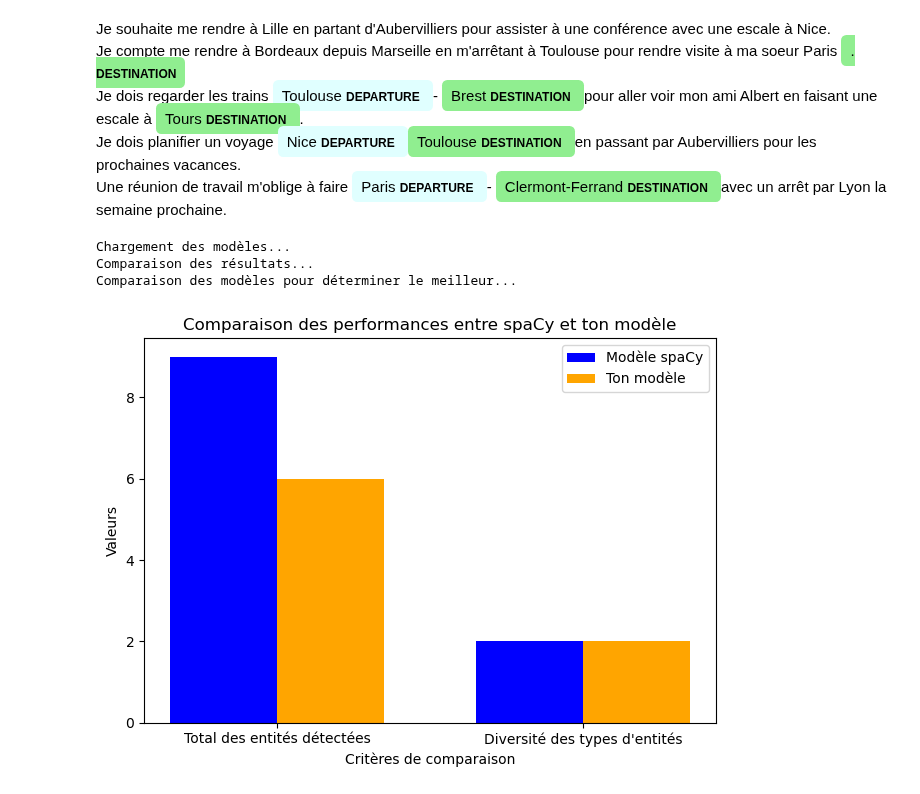
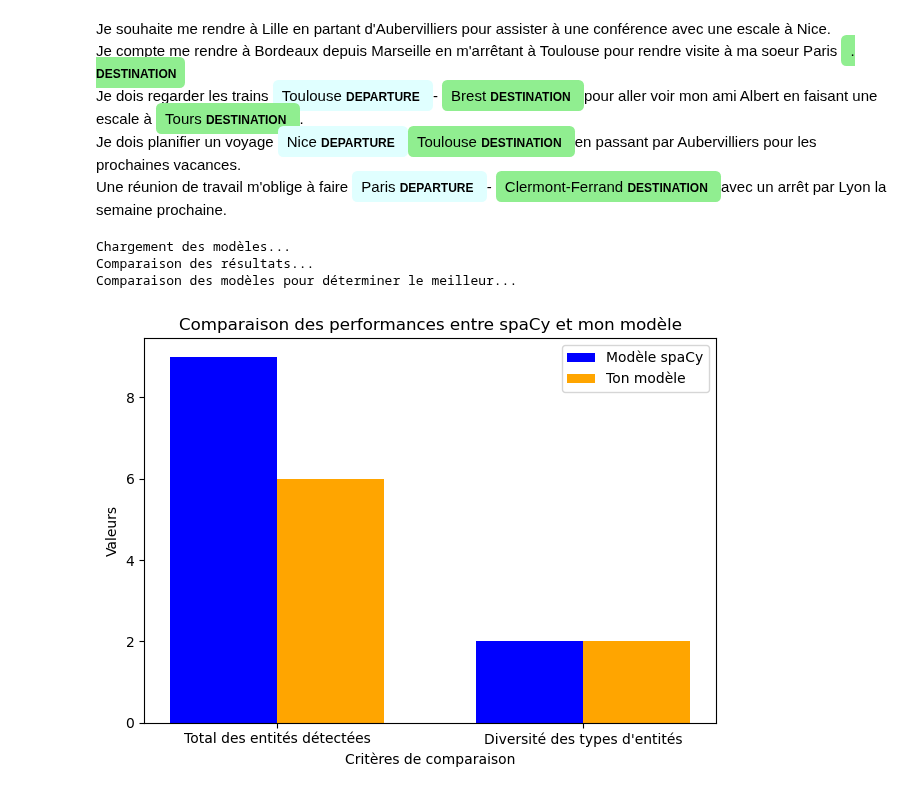
Before and after one commit to JeanBaptiste02/Travel-Order-Resolver, a Jupyter notebook: src/nlp/notebooks/training/model_training.ipynb, the cells around one changed output. Saved outputs shown, nothing was run; the diff lists cells and outputs as text; code cells hidden in the pictures.

Commit message:
fix: corrected title graph

```diff
--- a/src/nlp/notebooks/training/model_training.ipynb
+++ b/src/nlp/notebooks/training/model_training.ipynb
@@ -311,32 +311,32 @@ def visualize_model_comparison(spacy_results, custom_results, texts):
     # calcul de la diversité des types d'entites (nb de types d'entites differents)
     spacy_entity_types = len(set([label for result in spacy_results for _, label in result]))
     custom_entity_types = len(set([label for result in custom_results for _, label in result]))
 
     ############################### graphe
     labels = ['Total des entités détectées', 'Diversité des types d\'entités']
     spacy_values = [spacy_total_entities, spacy_entity_types]
     custom_values = [custom_total_entities, custom_entity_types]
 
     x = range(len(labels))
     width = 0.35
 
     fig, ax = plt.subplots()
     ax.bar(x, spacy_values, width, label='Modèle spaCy', color='blue')
     ax.bar([i + width for i in x], custom_values, width, label='Ton modèle', color='orange')
 
     ax.set_xlabel('Critères de comparaison')
     ax.set_ylabel('Valeurs')
-    ax.set_title('Comparaison des performances entre spaCy et ton modèle')
+    ax.set_title('Comparaison des performances entre spaCy et mon modèle')
     ax.set_xticks([i + width / 2 for i in x])
     ax.set_xticklabels(labels)
     ax.legend()
 
     plt.tight_layout()
     plt.show()
 
 visualize_model_comparison(spacy_results, custom_results, texts_to_compare)
 # %% [output]
 Chargement des modèles...
 Comparaison des résultats...
 Comparaison des modèles pour déterminer le meilleur...
-[figure, old version]
+[figure, new version]
```
Also changed, not shown: 2 other files.
